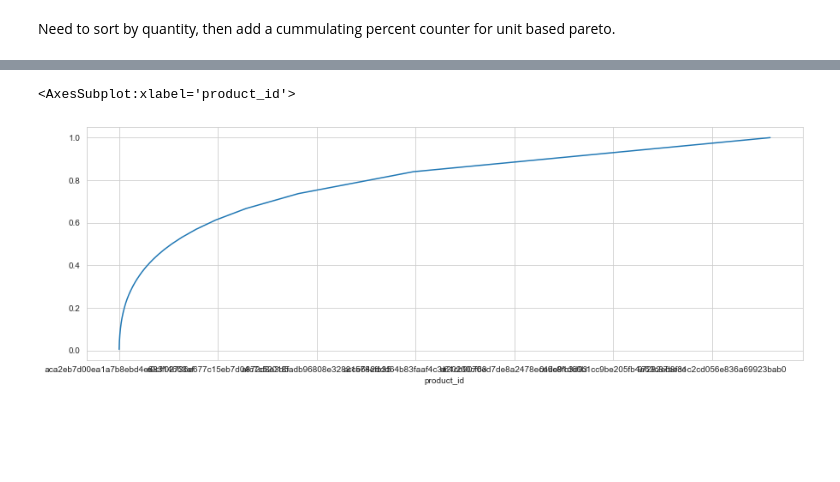
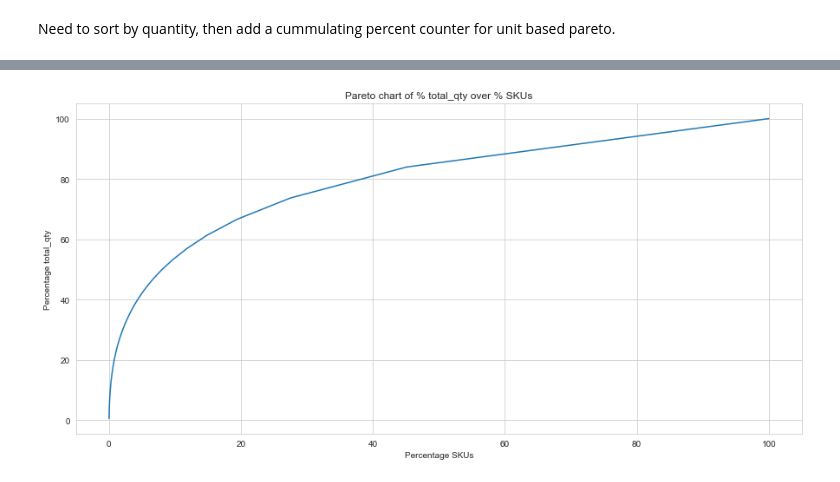
Before and after one commit to LarsTinnefeld/Olist-order-profile-analysis, a Jupyter notebook: olist_order_profile.ipynb, the cells around one changed output, grey strips where cells are left out. Cells and saved outputs as stored; diff of their text form; code cells hidden in the pictures; blank space fills up the shorter version.

```diff
--- a/olist_order_profile.ipynb
+++ b/olist_order_profile.ipynb
@@ -201,5 +206,24 @@ Plotting unit-pareto
-# %%
-df_SKUs['cum_qty'].plot(figsize = (15, 5))
-# %% [output]
-<AxesSubplot:xlabel='product_id'>
-[figure, removed]
+# %%
+def pareto_izer(dat, col):
+    '''A function which adds prepares and executes a pareto curve for a given feature
+    The dataframe is sorted in descending order for the given feature
+
+    Inputs:     data frame, feature (column)
+
+    Outputs:    column with cumulated, sorted veature values
+                Pareto chart'''
+
+    dat.sort_values(by = col, ascending = False, inplace = True) # sort by the feature
+    dat['cum_' + col] = dat[col].cumsum()/dat[col].sum()*100 # add or re-assign column whith the cummulated sum
+
+    # Plotting the chart
+    f, ax = plt.subplots(figsize = (15, 7))
+    ax = sns.lineplot(x = dat['counter'].cumsum()/dat['counter'].sum()*100, data = dat, y = ('cum_' + col))
+    ax = plt.title('Pareto chart of % {} over % SKUs'. format(col))
+    ax = plt.xlabel('Percentage SKUs')
+    ax = plt.ylabel('Percentage {}'.format(col))
+    return ax
+# %%
+pareto_izer(df_SKUs, 'total_qty');
+# %% [output]
+[figure, added]
```
Also changed, not shown: parts of 12 cells of this notebook.
